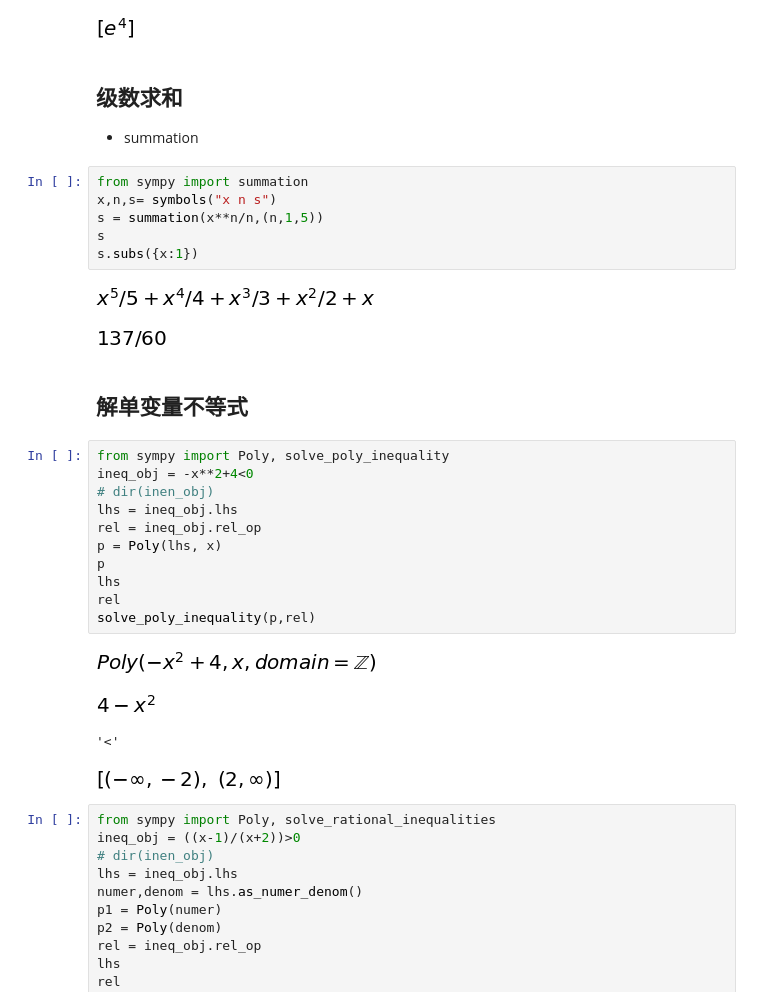
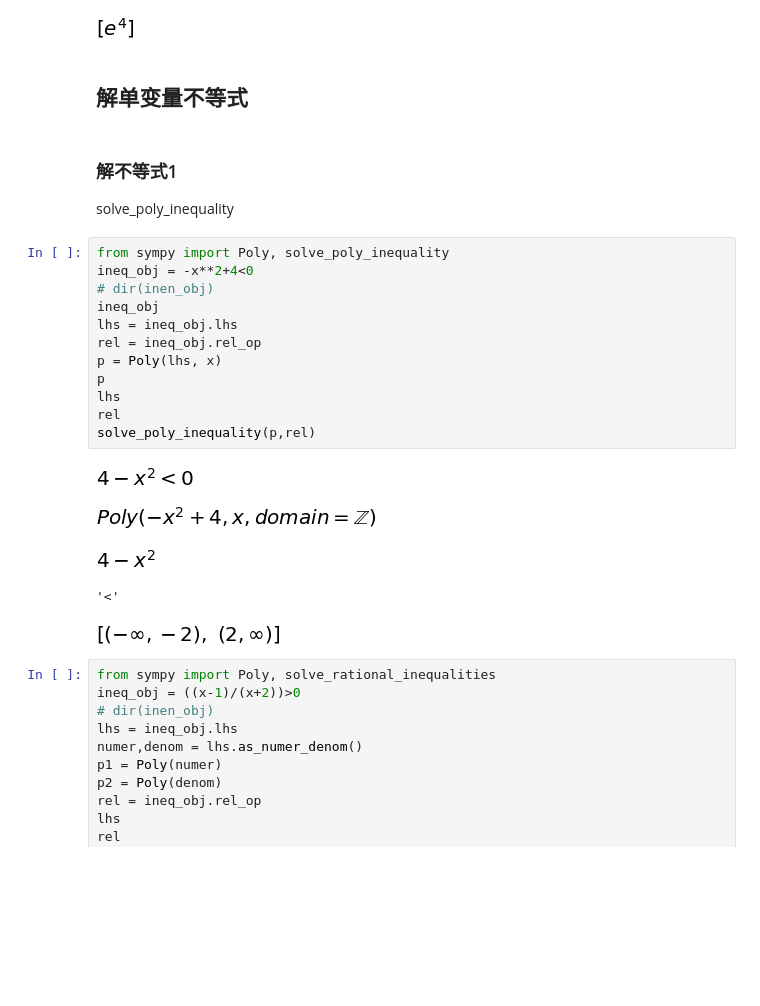
Before and after one commit to zidanewenqsh/mynotebook_01, a Jupyter notebook: sympy_demo.ipynb, the cells around one changed output. Saved outputs shown, nothing was run; the diff lists cells and outputs as text; blank space fills up the shorter version.

```diff
--- a/sympy_demo.ipynb
+++ b/sympy_demo.ipynb
@@ -636,36 +1777,29 @@ plot(log(x))
 solve(log(x)-4)
 # %% [output]
 [figure]
-# %% [markdown]
-## 级数求和
-* summation
-# %%
-from sympy import summation
-x,n,s= symbols("x n s")
-s = summation(x**n/n,(n,1,5))
-s
-s.subs({x:1})
-# %% [output]
-[figure, removed]
-[figure, removed]
 # %% [markdown]
 ## 解单变量不等式
+# %% [markdown]
+### 解不等式1
+solve_poly_inequality
 # %%
 from sympy import Poly, solve_poly_inequality
 ineq_obj = -x**2+4<0
 # dir(inen_obj)
+ineq_obj
 lhs = ineq_obj.lhs
 rel = ineq_obj.rel_op
 p = Poly(lhs, x)
 p
 lhs
 rel
 solve_poly_inequality(p,rel)
 # %% [output]
-[figure, old version]
+[figure, new version]
-[figure, old version]
+[figure, new version]
+[figure, new version]
 '<'
-[figure, old version]
+[figure, added]
 # %%
 from sympy import Poly, solve_rational_inequalities
 ineq_obj = ((x-1)/(x+2))>0
```
Also changed, not shown: parts of 247 cells of this notebook, 2 other files.
